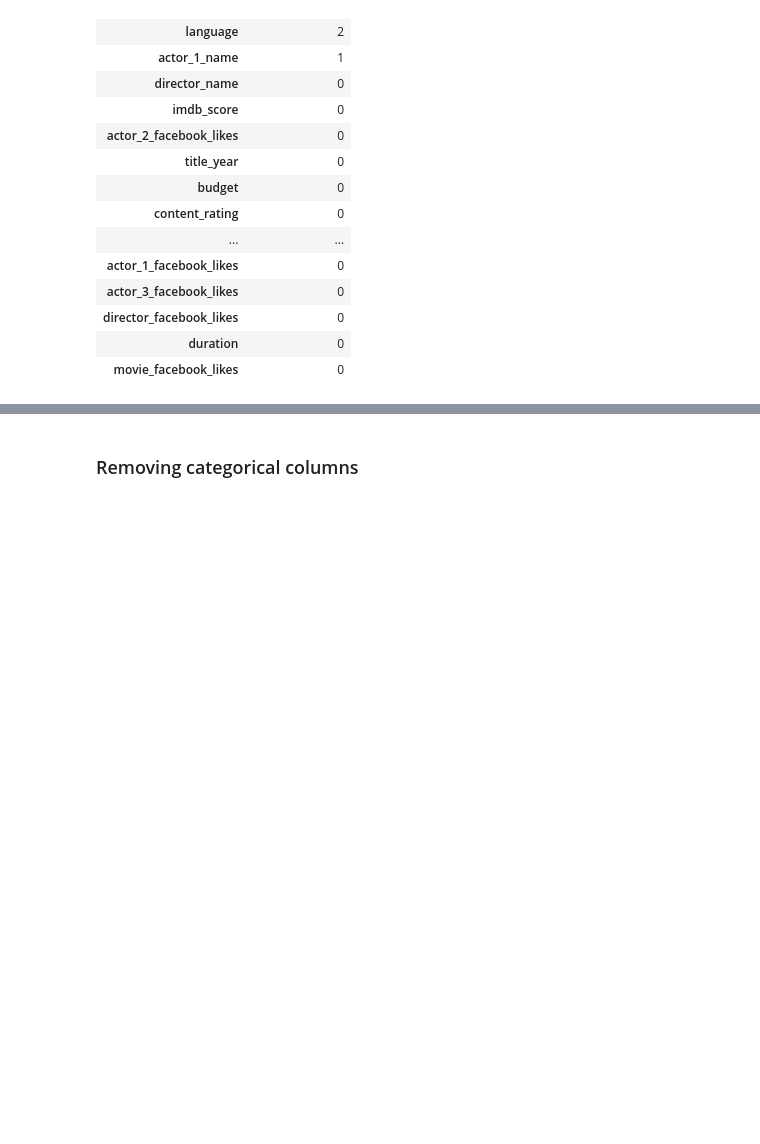
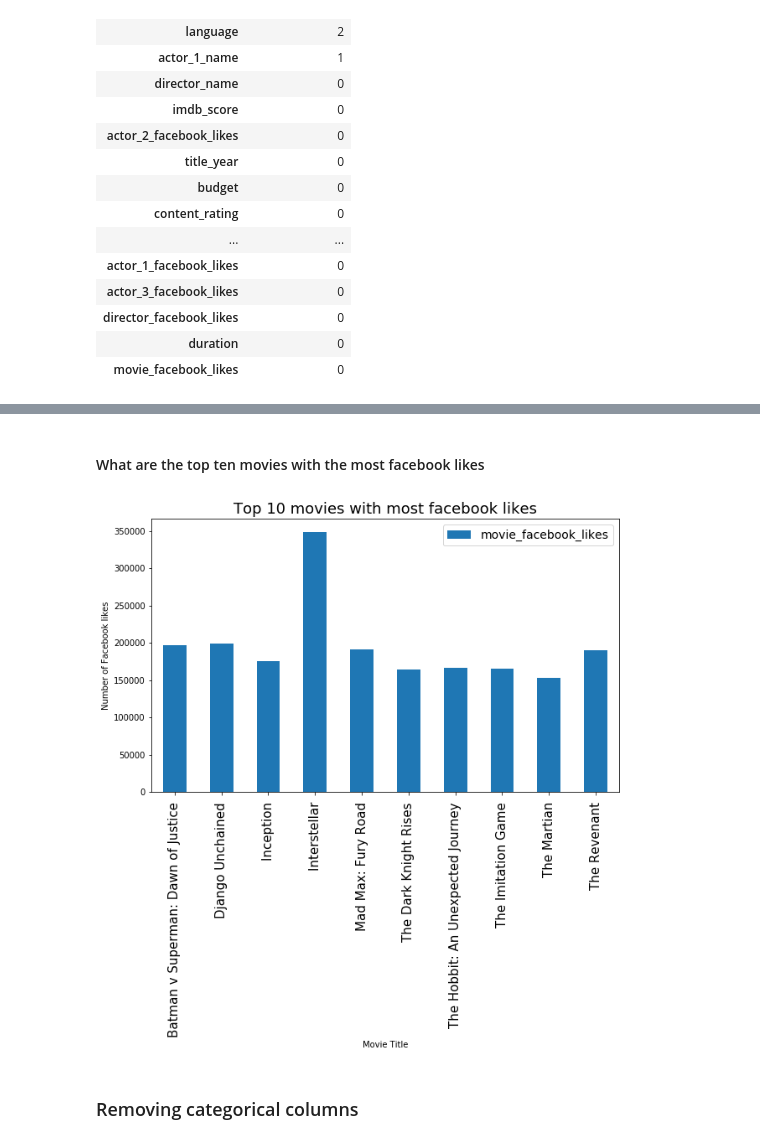
Before and after one commit to wchung42/ml-final-project, a Jupyter notebook: ml_final_project_imdb_movies.ipynb, the cells around one changed output, grey strips where cells are left out. Saved outputs shown, nothing was run; the diff lists cells and outputs as text; code cells hidden in the pictures; blank space fills up the shorter version.

```diff
--- a/ml_final_project_imdb_movies.ipynb
+++ b/ml_final_project_imdb_movies.ipynb
@@ -362,3 +338,18 @@ nandata
+# %% [markdown]
+#### What are the top ten movies with the most facebook likes
+# %%
+##Sort movies based on facebook_likes and get top 10
+sorted_fl=data.sort_values(by="movie_facebook_likes",ascending=False)
+top10fl=sorted_fl.head(10)
+top10fl[['movie_facebook_likes']].groupby(top10fl['movie_title']).sum().plot.bar(stacked=True,figsize=(10,6))
+plt.xticks(fontsize=15)
+plt.legend(loc=0, prop={'size': 14})
+plt.title('Top 10 movies with most facebook likes',fontsize=18)
+plt.ylabel('Number of Facebook likes')
+plt.xlabel('Movie Title')
+plt.show()
+# %% [output]
+[figure, added]
 # %% [markdown]
 ### Removing categorical columns
 # %% [markdown]
```
Also changed, not shown: parts of 16 cells of this notebook.
